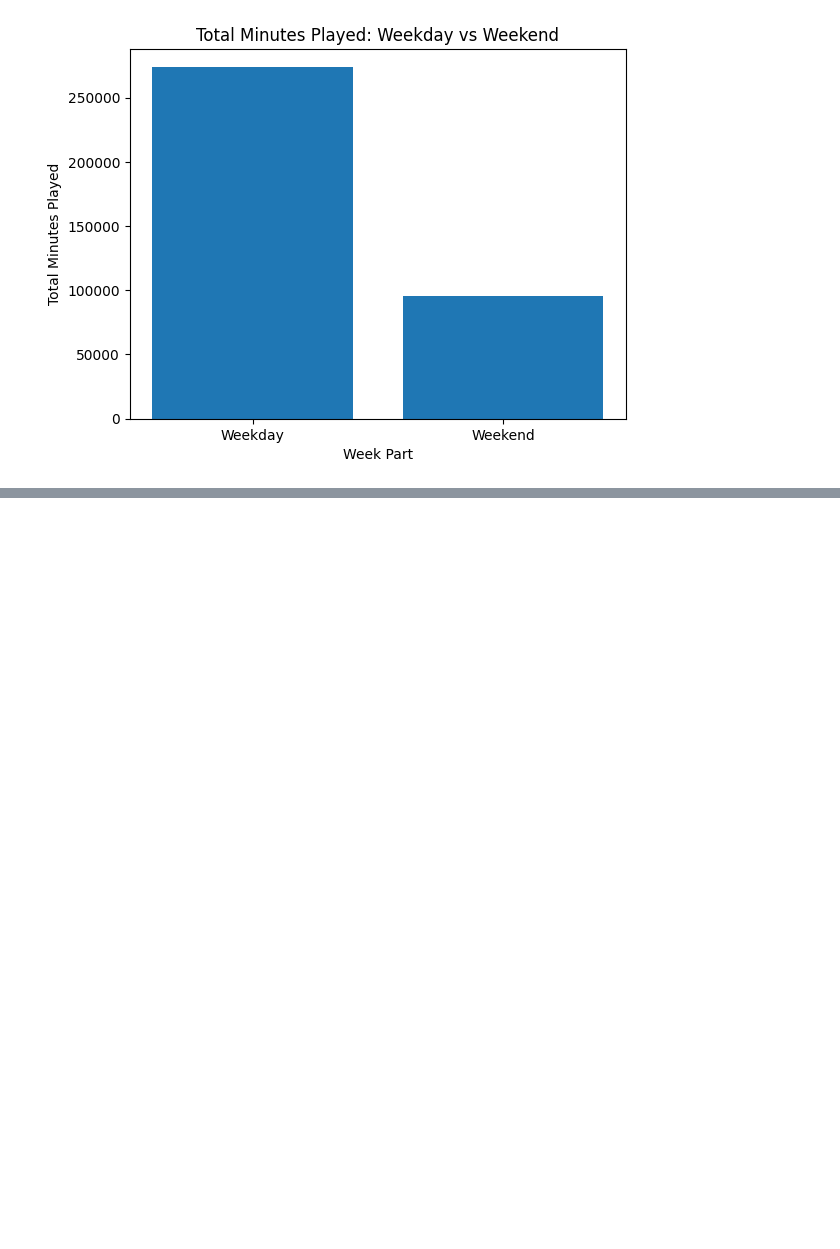
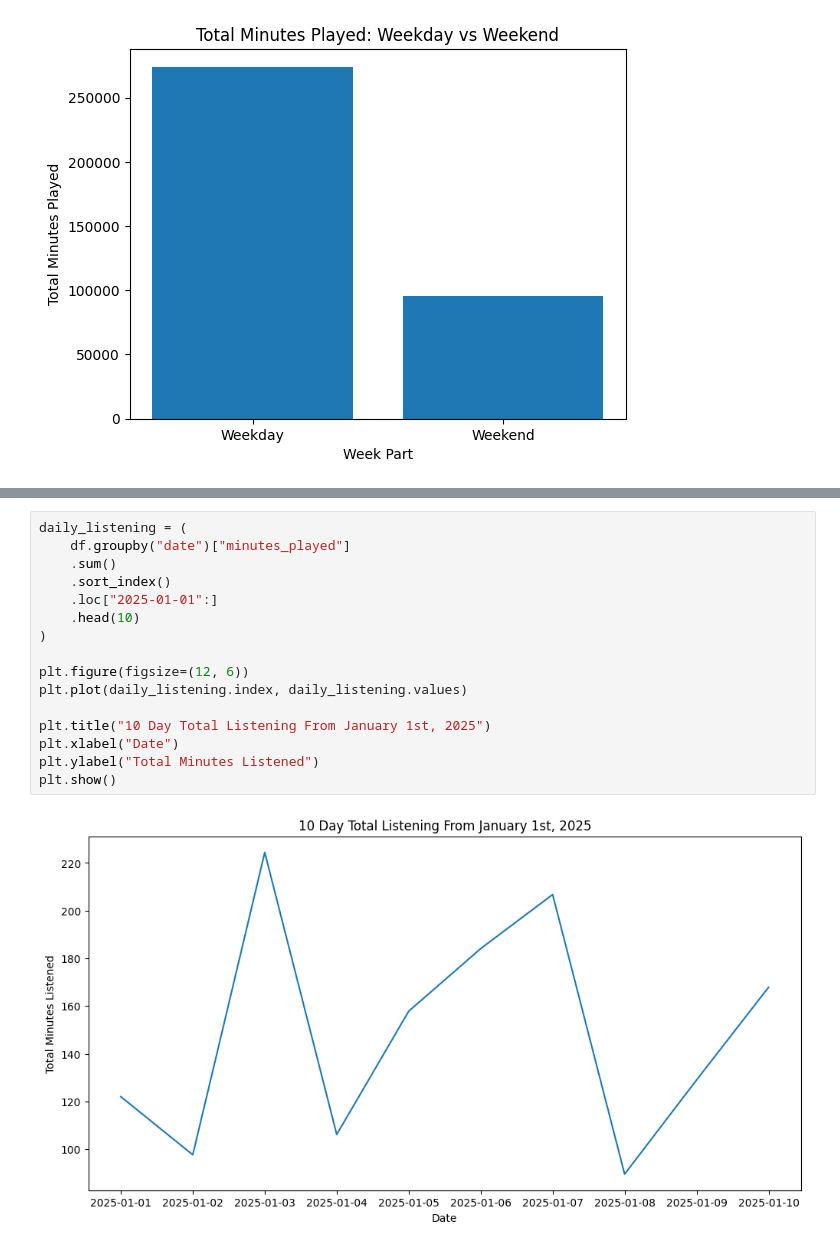
Before and after one commit to austin-ing/spotify_listening_analysis, a Jupyter notebook: notebooks/spotify_eda.ipynb, the cells around one changed output, grey strips where cells are left out. Drawn from its saved outputs; the diff is of its cells as text; blank space fills up the shorter version.

```diff
--- a/notebooks/spotify_eda.ipynb
+++ b/notebooks/spotify_eda.ipynb
@@ -349,0 +360,18 @@ plt.show()
+# %%
+daily_listening = (
+    df.groupby("date")["minutes_played"]
+    .sum()
+    .sort_index()
+    .loc["2025-01-01":]
+    .head(10)
+)
+
+plt.figure(figsize=(12, 6))
+plt.plot(daily_listening.index, daily_listening.values)
+
+plt.title("10 Day Total Listening From January 1st, 2025")
+plt.xlabel("Date")
+plt.ylabel("Total Minutes Listened")
+plt.show()
+# %% [output]
+[figure, added]
```
Also changed, not shown: parts of 9 cells of this notebook.
